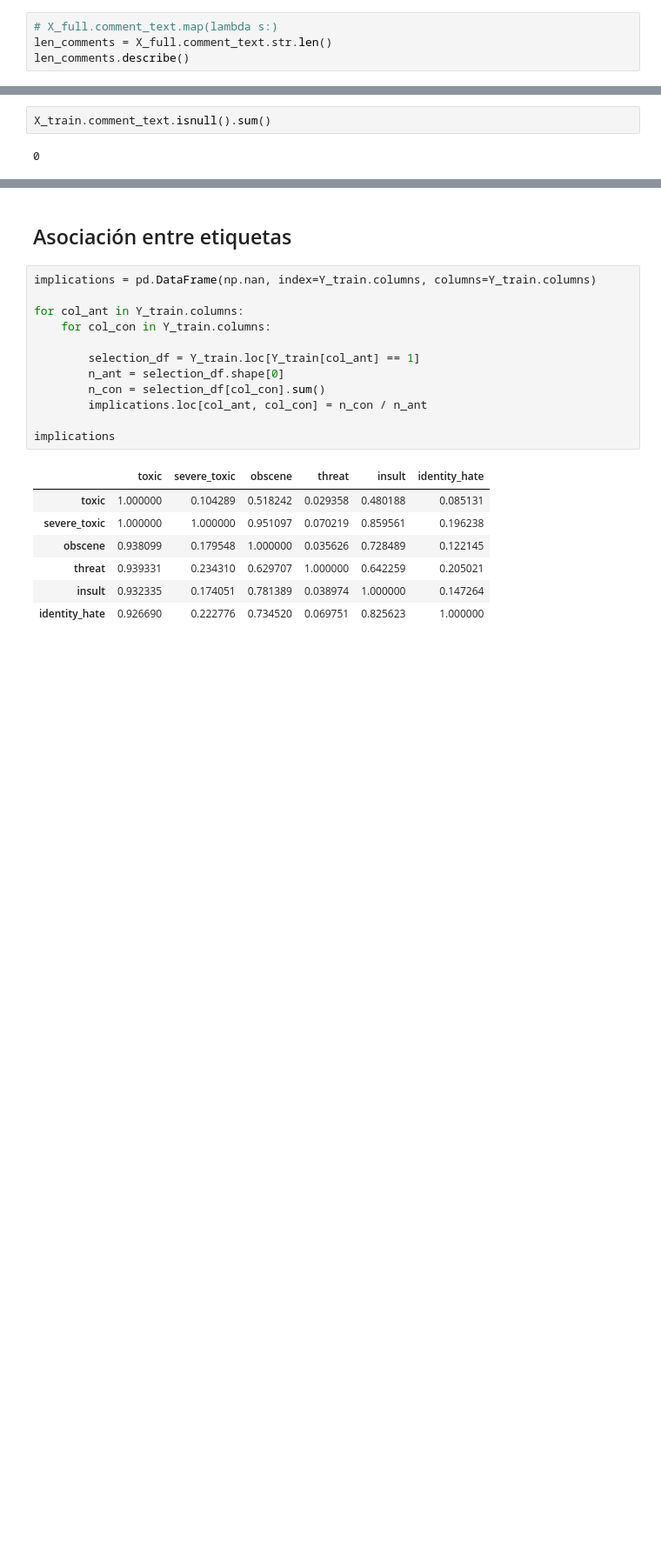
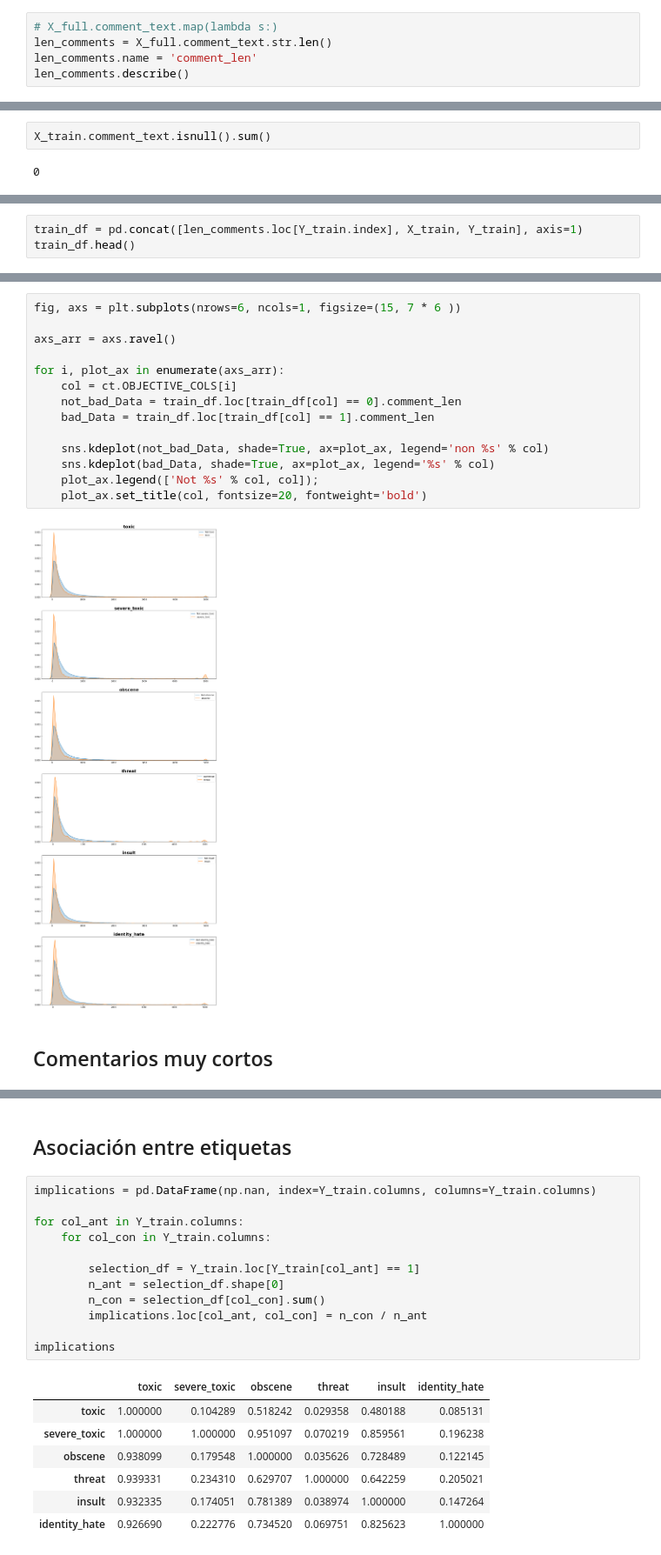
Before and after one commit to Guillermogsjc/kaggle-toxicity, a Jupyter notebook: 02W_EDA.ipynb, the cells around one changed output, grey strips where cells are left out. Shown at 87% size. Drawn from its saved outputs; the diff is of its cells as text; blank space fills up the shorter version.

```diff
--- a/02W_EDA.ipynb
+++ b/02W_EDA.ipynb
@@ -40,6 +43,7 @@ dtype: float64
 # %%
 # X_full.comment_text.map(lambda s:)
 len_comments = X_full.comment_text.str.len()
+len_comments.name = 'comment_len'
 len_comments.describe()
 # %% [output]
 count    312735.000000
@@ -85,0 +92,3 @@ X_train.comment_text.isnull().sum()
+# %%
+train_df = pd.concat([len_comments.loc[Y_train.index], X_train, Y_train], axis=1)
+train_df.head()
@@ -85,0 +103,18 @@ X_train.comment_text.isnull().sum()
+# %%
+fig, axs = plt.subplots(nrows=6, ncols=1, figsize=(15, 7 * 6 ))
+
+axs_arr = axs.ravel()
+
+for i, plot_ax in enumerate(axs_arr):
+    col = ct.OBJECTIVE_COLS[i]
+    not_bad_Data = train_df.loc[train_df[col] == 0].comment_len
+    bad_Data = train_df.loc[train_df[col] == 1].comment_len
+
+    sns.kdeplot(not_bad_Data, shade=True, ax=plot_ax, legend='non %s' % col)
+    sns.kdeplot(bad_Data, shade=True, ax=plot_ax, legend='%s' % col)
+    plot_ax.legend(['Not %s' % col, col]);
+    plot_ax.set_title(col, fontsize=20, fontweight='bold')
+# %% [output]
+[figure, added]
+# %% [markdown]
+## Comentarios muy cortos
```
Also changed, not shown: parts of 19 cells of this notebook, 5 other files.
